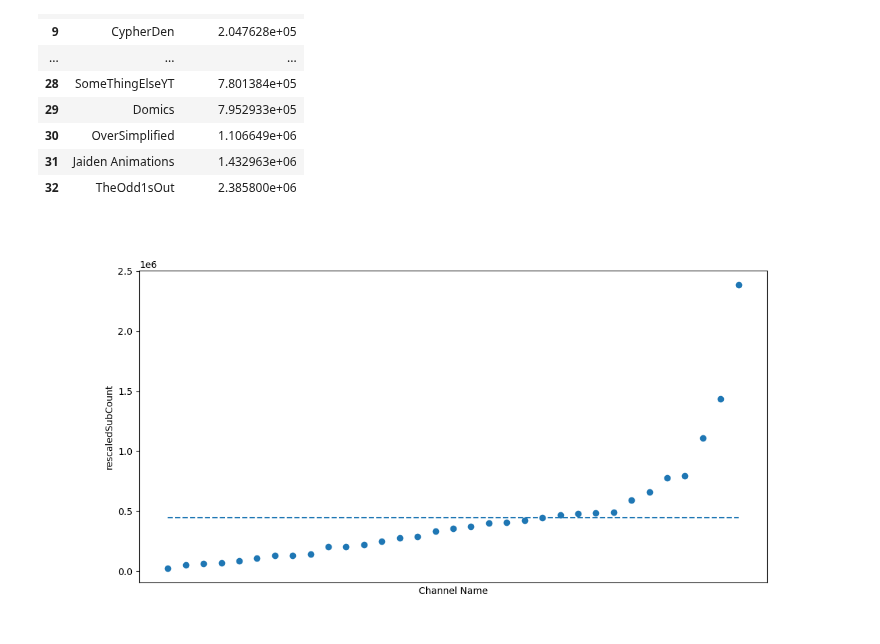
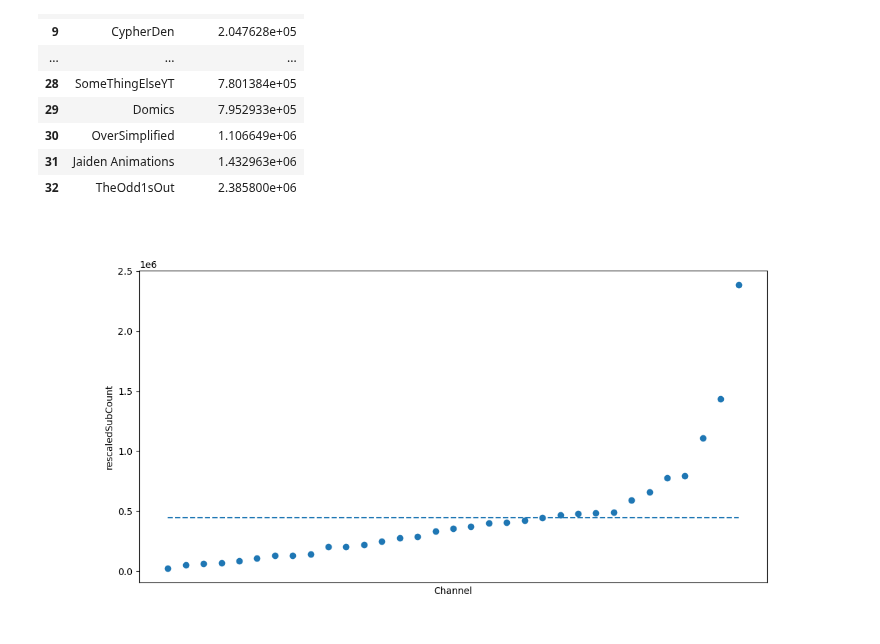
Before and after one commit to ojiwon-kenobi/youtuberChannels, a Jupyter notebook: semantic_analysis/semantic_analysis.ipynb, the cells around one changed output. Cells and saved outputs as stored; diff of their text form; code cells hidden in the pictures.

```diff
--- a/semantic_analysis/semantic_analysis.ipynb
+++ b/semantic_analysis/semantic_analysis.ipynb
@@ -508,33 +508,33 @@ sctrs
 | 31 | Jaiden Animations | 1.432963e+06 |
 | 32 | TheOdd1sOut | 2.385800e+06 |
 # %%
-x_name = "Channel Name"
+x_name = "Channel"
 y_name = "rescaledSubCount"
 tooltip_name = "subCountPerYearSinceFirstUpload"
 
 x= sctrs['channelName']
 y= sctrs['rescaledSubCount']
 tt = sctrs['rescaledSubCount']
 
 fig, ax = plt.subplots(1, figsize=(12,6))
 sc = ax.scatter(x, y)
 avg_rescaledSubcount= sum(y)/len(LIST_OF_CHANNEL_NAMES)
 # Plot the average line
 mean_x=np.arange(0,33,1)
 mean_y=[avg_rescaledSubcount for i in np.zeros_like(x)]
 mean_line = ax.plot(mean_x, mean_y, label='Mean', linestyle='--')
 plt.tick_params(
     axis='x',          # changes apply to the x-axis
     which='both',      # both major and minor ticks are affected
     bottom=False,      # ticks along the bottom edge are off
     top=False,         # ticks along the top edge are off
     labelbottom=False) # labels along the bottom edge are off
 cursor = mplcursors.cursor(sc, hover=True)
 
 plt.xlabel(x_name)
 plt.ylabel(y_name)
 plt.show()
 # %% [output]
-[figure, old version]
+[figure, new version]
 # %%
 semantic_df = pd.DataFrame.from_dict({'channelName': channelHolisticInfoDf['channelName'], 'rescaledSubCount': subsPerYearSinceFirstUpload, 'positivityScores': channelName_to_scores.values()})
```
Also changed, not shown: parts of 4 cells of this notebook.
